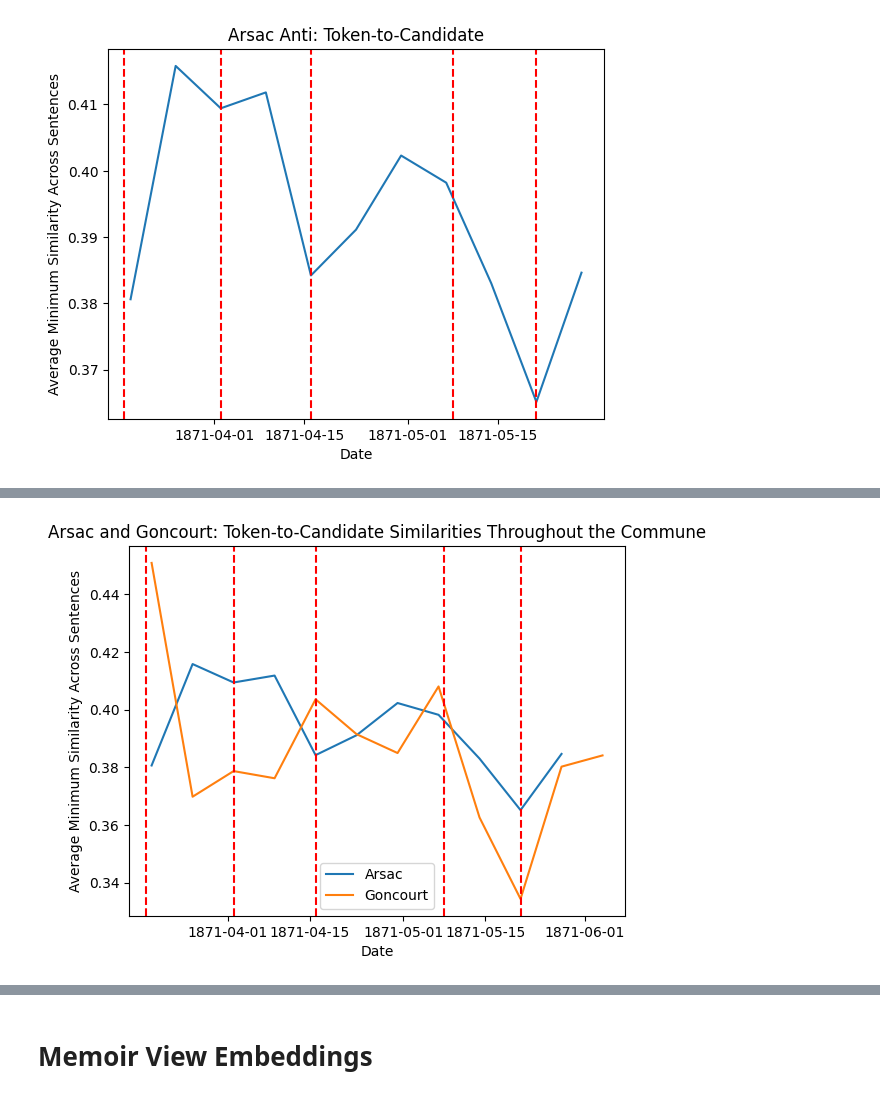
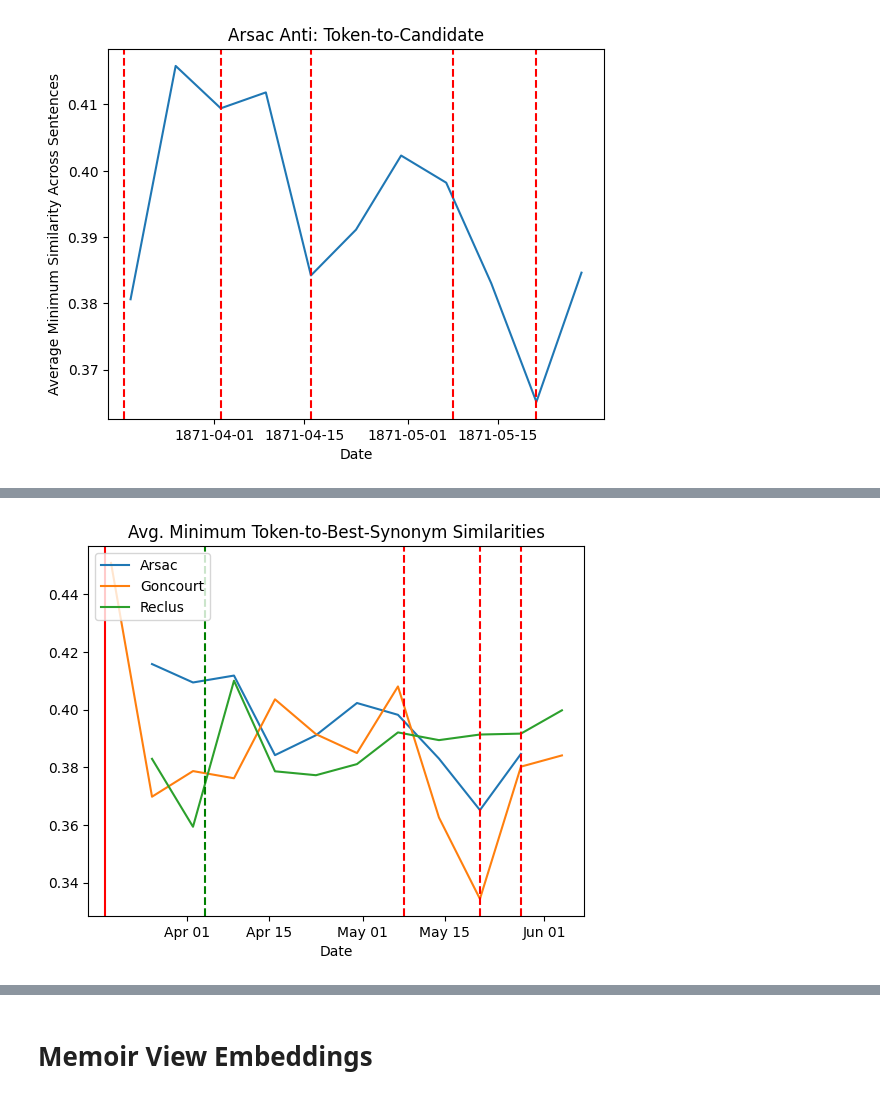
Before and after one commit to shayayan/commune_memoirs_epfl_dh412, a Jupyter notebook: memoir_cleaning.ipynb, the cells around one changed output, grey strips where cells are left out. Drawn from its saved outputs; the diff is of its cells as text; code cells hidden in the pictures.

```diff
--- a/memoir_cleaning.ipynb
+++ b/memoir_cleaning.ipynb
@@ -144,7 +144,7 @@ for index, row in commune_memoirs.iterrows():
     memoir = memoir.replace(" <SB> <PB> ", " <PB> ")
 
     # list of words and phrases we're interested in
-    wois = ["commune"]
+    wois = ["commune", "versaillais", "communards", "thiers", "ferré", "ivre"]
     # list of words and phrase we certainly don't want spellchecker to 'fix'
     preserved = ["<PB>", "<SB>"]
 
@@ -999,14 +1074,14 @@ group_by
 import matplotlib.pyplot as plt
 voi = 'sentence_ttb_sim_min'
 group_by = date_view_sentence_evaluation.groupby(['filename', 'bias', 'date'])[voi].agg(['mean', 'count']).reset_index()
-#group_by = group_by[group_by['count'] > 4]
+group_by = group_by[group_by['count'] > 4]
 group_by = group_by[~group_by['date'].str.contains('_strange')]
 group_by = group_by[group_by['filename'] == "elie.txt"]
 group_by['date'] = pd.to_datetime(group_by['date'], format='%d.%m.%Y')
 
 group_by = group_by.sort_values('date')
 group_by.set_index('date', inplace=True)
-#group_by = group_by.resample('W').agg({'mean': 'mean', 'filename': lambda x: x.iloc[0], 'bias': lambda x: x.iloc[0], 'count': lambda x: x.iloc[0]})
+group_by = group_by.resample('W').agg({'mean': 'mean', 'filename': lambda x: x.iloc[0], 'bias': lambda x: x.iloc[0], 'count': lambda x: x.iloc[0]})
 
 group_by = group_by.reset_index()
 
@@ -1024,4 +1099,7 @@ plt.axvline(pd.to_datetime('1871-03-18'), color='red', linestyle='--')
 plt.show()
 
 group_by
+
+with open('elie_ttb_daily.pkl', 'wb') as f:
+    pickle.dump(group_by, f)
 # %% [output]
@@ -1111,24 +1147,56 @@ merged_df
 # %%
+import pickle
+import pandas as pd
+with open('arsac_ttb_daily.pkl', 'rb') as f:
+    arsac_ttb_daily = pickle.load(f)
+with open('goncourt_ttb_daily.pkl', 'rb') as f:
+    goncourt_ttb_daily = pickle.load(f)
+with open('elie_ttb_daily.pkl', 'rb') as f:
+    elie_ttb_daily = pickle.load(f)
+
+import matplotlib.dates as mdates
+
+arsac_ttb_daily = arsac_ttb_daily[["date","mean"]]
+arsac_ttb_daily["mean_arsac"] = arsac_ttb_daily["mean"]
+arsac_ttb_daily = arsac_ttb_daily.drop('mean', axis = 1)
+
+elie_ttb_daily = elie_ttb_daily[["date","mean"]]
+elie_ttb_daily["mean_elie"] = elie_ttb_daily["mean"]
+elie_ttb_daily = elie_ttb_daily.drop('mean', axis = 1)
+
+merged_df = pd.merge(arsac_ttb_daily, goncourt_ttb_daily, on='date', how='outer')
+merged_df = pd.merge(elie_ttb_daily, merged_df, on='date', how='outer')
+merged_df = merged_df[["date","mean_arsac","mean","mean_elie"]]
+merged_df["mean_goncourt"] = merged_df["mean"]
+merged_df = merged_df.drop('mean', axis = 1)
+merged_df = merged_df.sort_values('date')
+merged_df.at[11, "mean_arsac"] = np.NaN # not enough data to represent week
+
 # Set 'Date' column as the DataFrame index
 merged_df.set_index('date', inplace=True)
 
 # Plot the two numeric columns over time
 plt.plot(merged_df.index, merged_df['mean_arsac'], label='Arsac')
 plt.plot(merged_df.index, merged_df['mean_goncourt'], label='Goncourt')
+plt.plot(merged_df.index, merged_df['mean_elie'], label='Reclus')
 
 # Customize the plot
 plt.xlabel('Date')
-plt.ylabel('Average Minimum Similarity Across Sentences')
-plt.title('Arsac and Goncourt: Token-to-Candidate Similarities Throughout the Commune')
+plt.ylabel('')
+plt.title('Avg. Minimum Token-to-Best-Synonym Similarities')
 plt.legend()
 
+plt.axvline(pd.to_datetime('1871-05-28'), color='red', linestyle='--')
 plt.axvline(pd.to_datetime('1871-05-21'), color='red', linestyle='--')
 plt.axvline(pd.to_datetime('1871-05-08'), color='red', linestyle='--')
-plt.axvline(pd.to_datetime('1871-04-16'), color='red', linestyle='--')
-plt.axvline(pd.to_datetime('1871-04-02'), color='red', linestyle='--')
-plt.axvline(pd.to_datetime('1871-03-18'), color='red', linestyle='--')
+#plt.axvline(pd.to_datetime('1871-04-16'), color='red', linestyle='--')
+plt.axvline(pd.to_datetime('1871-04-04'), color='green', linestyle='--')
+plt.axvline(pd.to_datetime('1871-03-18'), color='red', linestyle='-')
 
+plt.gca().xaxis.set_major_formatter(mdates.DateFormatter('%b %d'))
+
+plt.legend(loc='upper left')
 # Display the plot
 plt.show()
 # %% [output]
-[figure, old version]
+[figure, new version]
```
Also changed, not shown: parts of 53 cells of this notebook, 34 other files.
